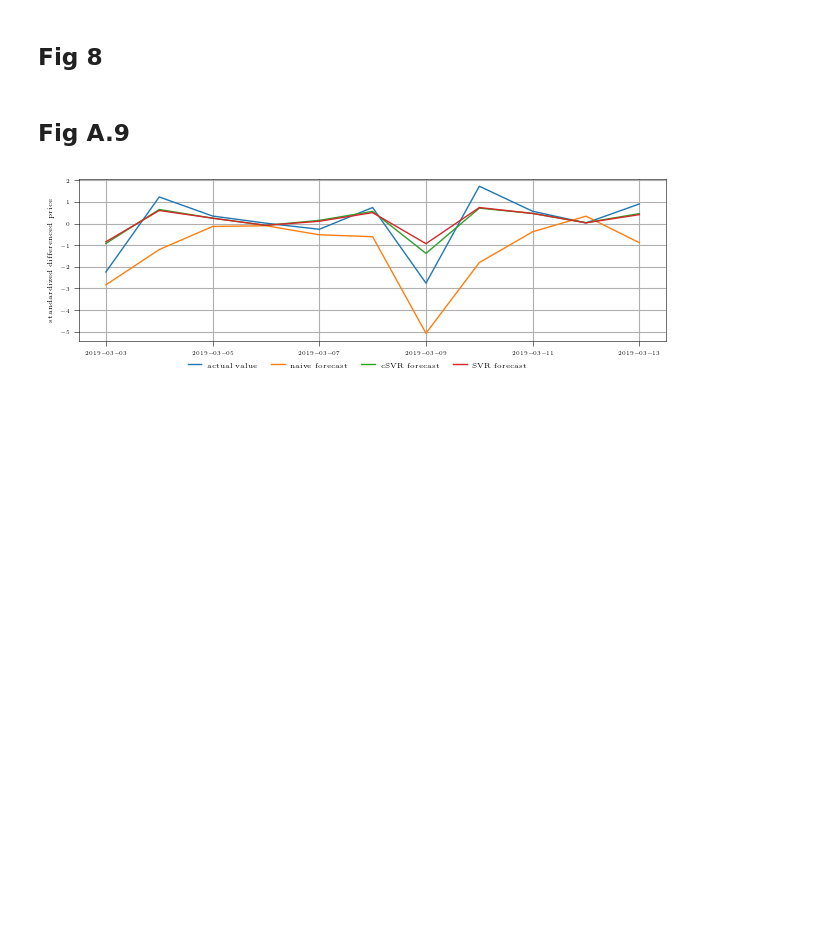
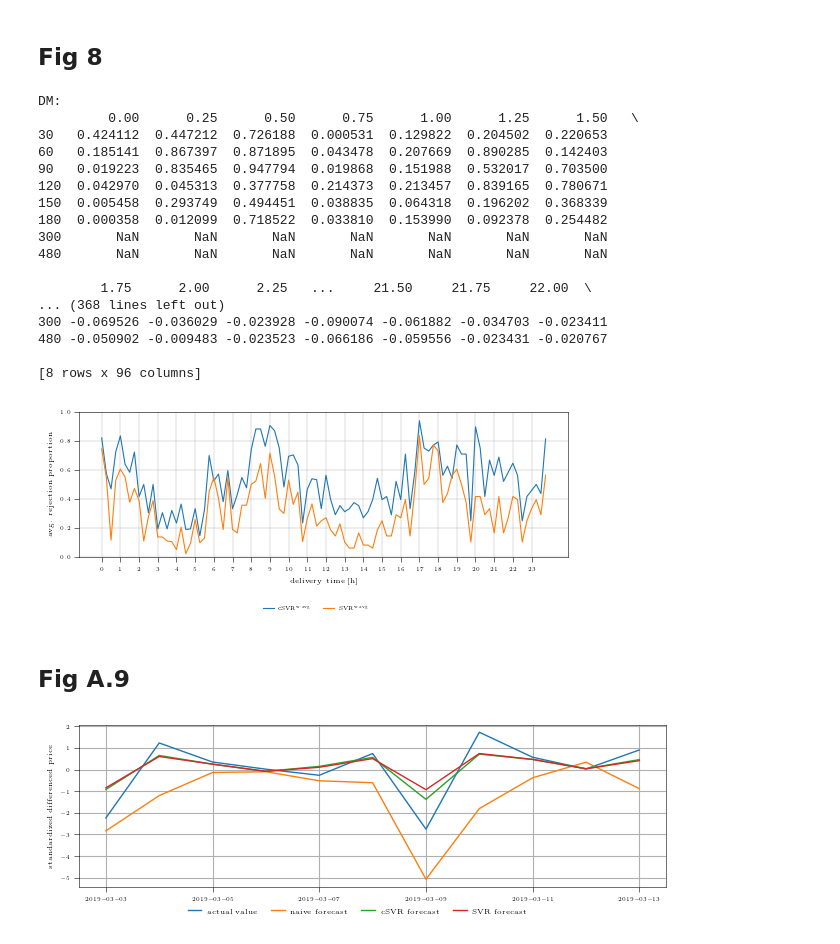
Before and after one commit to pucandrzej/Corrected_Support_Vector_Regression_for_intraday, a Jupyter notebook: paper_figures_reproduction.ipynb, the cells around one changed output. Drawn from its saved outputs; the diff is of its cells as text; code cells hidden in the pictures; blank space fills up the shorter version.

```diff
--- a/paper_figures_reproduction.ipynb
+++ b/paper_figures_reproduction.ipynb
@@ -950,7 +978,7 @@ for trade_horizon in range(30, 210, 30):
         try:
             mae_results_delivery = pickle.load(
                 open(
-                    f"MAE_ANALYSIS_COMPLETE_SVR/avg_mae_results_{trade_horizon}_{delivery}.pickle",
+                    f"Forecasting/RESULTS/MAE_ANALYSIS_COMPLETE_SVR/avg_mae_results_{trade_horizon}_{delivery}.pickle",
                     "rb",
                 )
             )
@@ -991,34 +1019,53 @@ vanilla_dm_results_df_total = pd.DataFrame(
     columns=list(results_matrix.columns),
     index=range(30, 210, 30),
     data=np.vstack(aggregated_DM_results),
 )
 
 fig, ax = plt.subplots(figsize=(Image_width, 0.3 * Image_width))
 ax.plot(
     dm_results_df_total.columns,
     dm_results_df_total.mean().values,
     lw=0.8,
     label="$\mathrm{cSVR}^{\mathrm{w. avg.}}$",
 )
 ax.plot(
     vanilla_dm_results_df_total.columns,
     vanilla_dm_results_df_total.mean().values,
     lw=0.8,
     label="$\mathrm{SVR}^{\mathrm{w. avg.}}$",
 )
 ax.set_xticks(range(24))
 ax.grid(visible=True, linewidth=0.3)
 fig.legend(
     loc="outside lower center", ncol=2, frameon=False, bbox_to_anchor=(0.5, -0.2)
 )
 # ax.axhline(0.5, ls='--', lw=0.4, color='black')
 ax.set_xlabel("delivery time [h]")
 ax.set_ylabel("avg. rejection proportion")
 ax.set_ylim(0, 1)
 plt.savefig(
-    "../Paper_Figures/vanilla_SVR_and_cSVR_avg_rejections_proportion.pdf",
+    "Paper_Figures/vanilla_SVR_and_cSVR_avg_rejections_proportion.pdf",
     bbox_inches="tight",
 )
+# %% [output]
+DM:
+         0.00      0.25      0.50      0.75      1.00      1.25      1.50   \
+30   0.424112  0.447212  0.726188  0.000531  0.129822  0.204502  0.220653
+60   0.185141  0.867397  0.871895  0.043478  0.207669  0.890285  0.142403
+90   0.019223  0.835465  0.947794  0.019868  0.151988  0.532017  0.703500
+120  0.042970  0.045313  0.377758  0.214373  0.213457  0.839165  0.780671
+150  0.005458  0.293749  0.494451  0.038835  0.064318  0.196202  0.368339
+180  0.000358  0.012099  0.718522  0.033810  0.153990  0.092378  0.254482
+300       NaN       NaN       NaN       NaN       NaN       NaN       NaN
+480       NaN       NaN       NaN       NaN       NaN       NaN       NaN
+
+        1.75      2.00      2.25   ...     21.50     21.75     22.00  \
+... (368 lines left out)
+300 -0.069526 -0.036029 -0.023928 -0.090074 -0.061882 -0.034703 -0.023411
+480 -0.050902 -0.009483 -0.023523 -0.066186 -0.059556 -0.023431 -0.020767
+
+[8 rows x 96 columns]
+[figure, added]
 # %% [markdown]
 ## Fig A.9
 # %%
```
Also changed, not shown: parts of 12 cells of this notebook, 20 other files.
